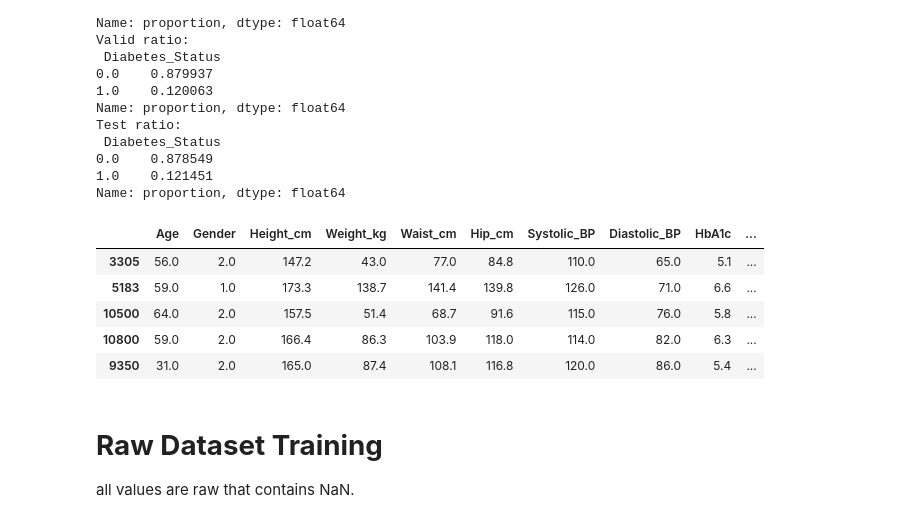
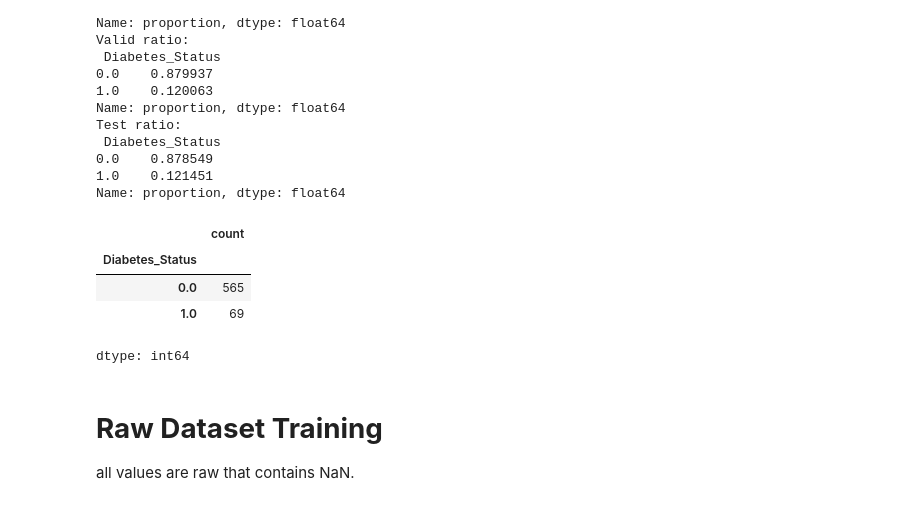
Before and after one commit to Jarmen24/thesis_diabetes, a Jupyter notebook: train_data.ipynb, the cells around one changed output. Drawn from its saved outputs; the diff is of its cells as text; code cells hidden in the pictures.

Commit message:
chore: initial trained data

```diff
--- a/train_data.ipynb
+++ b/train_data.ipynb
@@ -84,14 +122,15 @@ test["Diabetes_Status"] = y_test
 # %%
 train, valid, test = np.split(df_clean.sample(frac=1, random_state=42), [int(0.6*len(df_clean)), int(0.8*len(df_clean))])
 # %%
-train.head()
+train['Diabetes_Status'].value_counts()
+valid['Diabetes_Status'].value_counts()
+test['Diabetes_Status'].value_counts()
 # %% [output]
-|  | Age | Gender | Height_cm | Weight_kg | Waist_cm | Hip_cm | Systolic_BP | Diastolic_BP | HbA1c | ... |
-| 3305 | 56.0 | 2.0 | 147.2 | 43.0 | 77.0 | 84.8 | 110.0 | 65.0 | 5.1 | ... |
-| 5183 | 59.0 | 1.0 | 173.3 | 138.7 | 141.4 | 139.8 | 126.0 | 71.0 | 6.6 | ... |
-| 10500 | 64.0 | 2.0 | 157.5 | 51.4 | 68.7 | 91.6 | 115.0 | 76.0 | 5.8 | ... |
-| 10800 | 59.0 | 2.0 | 166.4 | 86.3 | 103.9 | 118.0 | 114.0 | 82.0 | 6.3 | ... |
-| 9350 | 31.0 | 2.0 | 165.0 | 87.4 | 108.1 | 116.8 | 120.0 | 86.0 | 5.4 | ... |
+|  | count |
+| Diabetes_Status |  |
+| 0.0 | 565 |
+| 1.0 | 69 |
+dtype: int64
 # %% [markdown]
 # **Raw Dataset Training**
 all values are raw that contains NaN.
```
Also changed, not shown: parts of 15 cells of this notebook.
